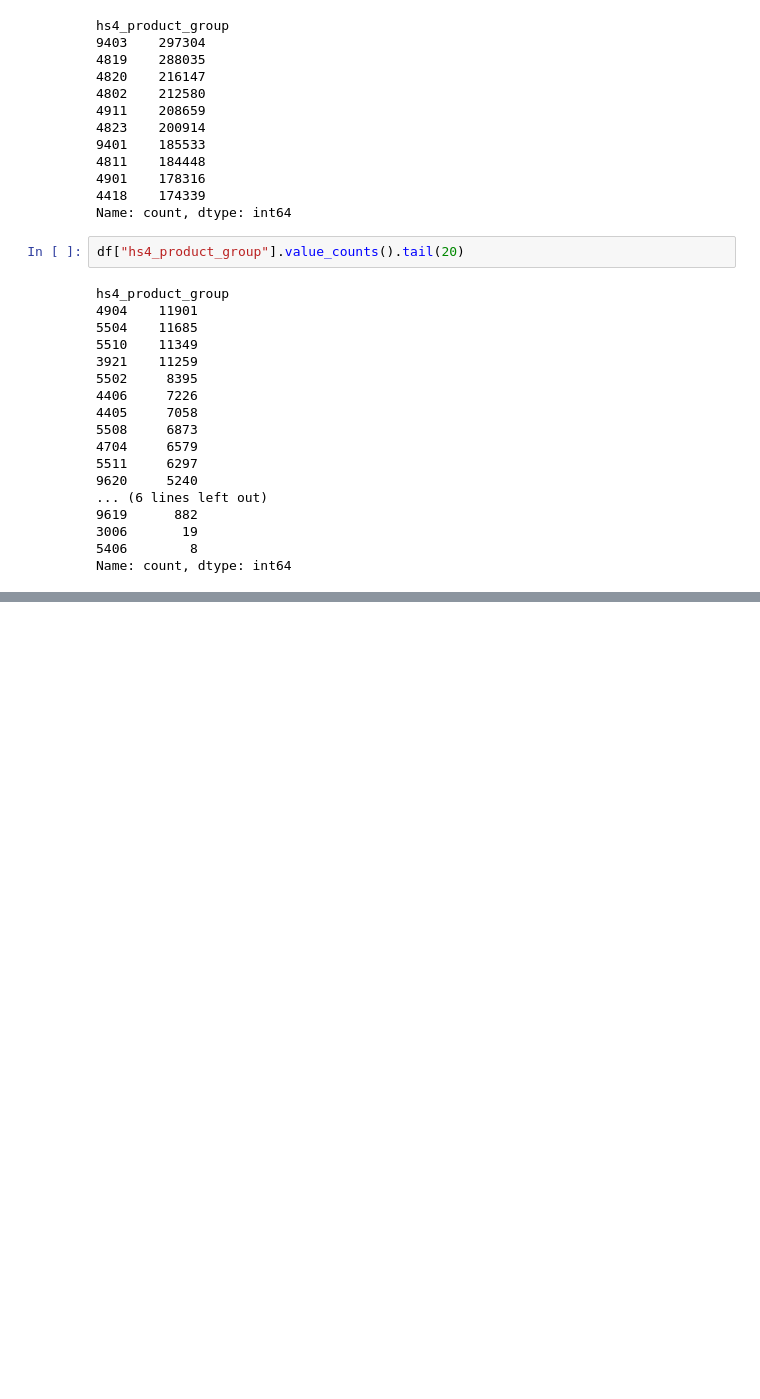
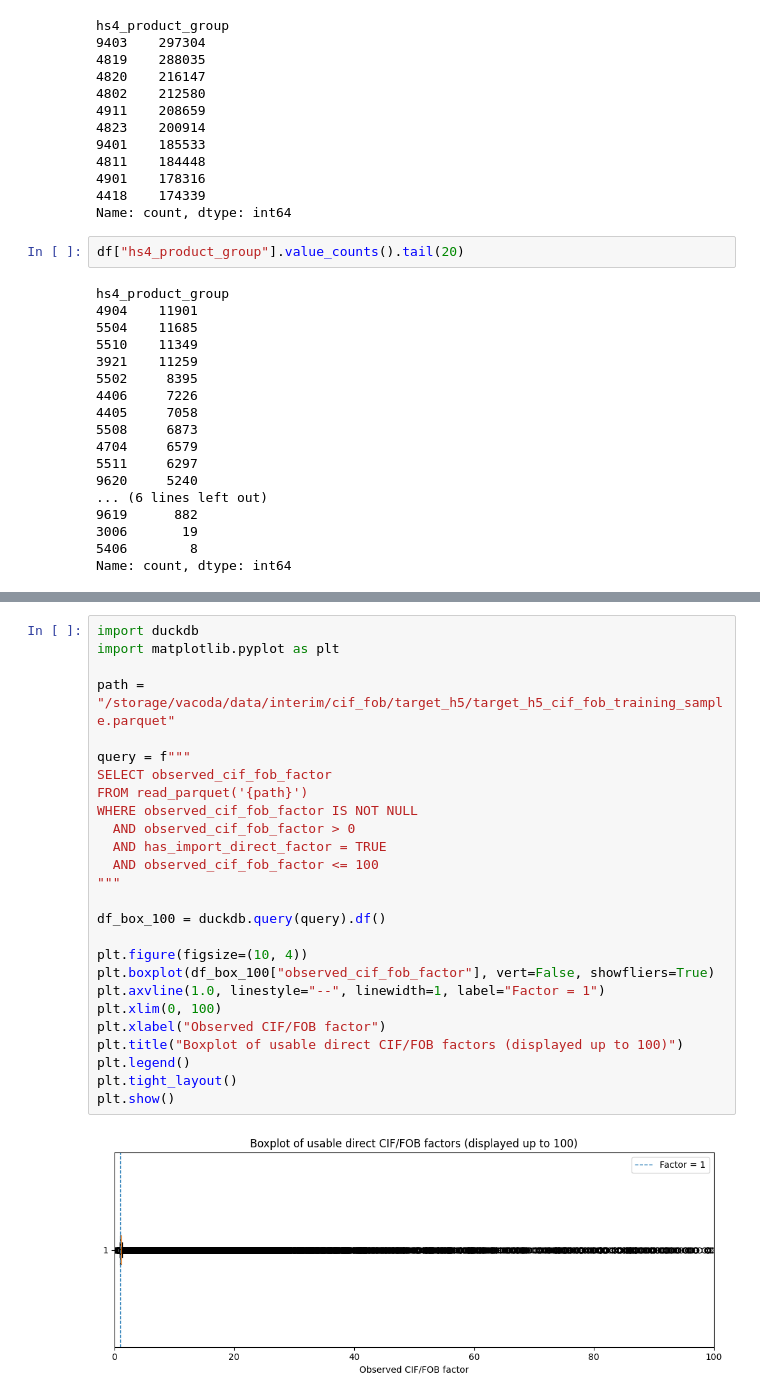
Before and after one commit to TI-ForestProductsMarkets/vacoda, a Jupyter notebook: notebooks/11_explore_hs_code.ipynb, the cells around one changed output, grey strips where cells are left out. Saved outputs shown, nothing was run; the diff lists cells and outputs as text; blank space fills up the shorter version.

```diff
--- a/notebooks/11_explore_hs_code.ipynb
+++ b/notebooks/11_explore_hs_code.ipynb
@@ -384,0 +569,28 @@ Name: count, dtype: int64
+# %%
+import duckdb
+import matplotlib.pyplot as plt
+
+path = "/storage/vacoda/data/interim/cif_fob/target_h5/target_h5_cif_fob_training_sample.parquet"
+
+query = f"""
+SELECT observed_cif_fob_factor
+FROM read_parquet('{path}')
+WHERE observed_cif_fob_factor IS NOT NULL
+  AND observed_cif_fob_factor > 0
+  AND has_import_direct_factor = TRUE
+  AND observed_cif_fob_factor <= 100
+"""
+
+df_box_100 = duckdb.query(query).df()
+
+plt.figure(figsize=(10, 4))
+plt.boxplot(df_box_100["observed_cif_fob_factor"], vert=False, showfliers=True)
+plt.axvline(1.0, linestyle="--", linewidth=1, label="Factor = 1")
+plt.xlim(0, 100)
+plt.xlabel("Observed CIF/FOB factor")
+plt.title("Boxplot of usable direct CIF/FOB factors (displayed up to 100)")
+plt.legend()
+plt.tight_layout()
+plt.show()
+# %% [output]
+[figure, added]
```
Also changed, not shown: parts of 13 cells of this notebook, 10 other files.
